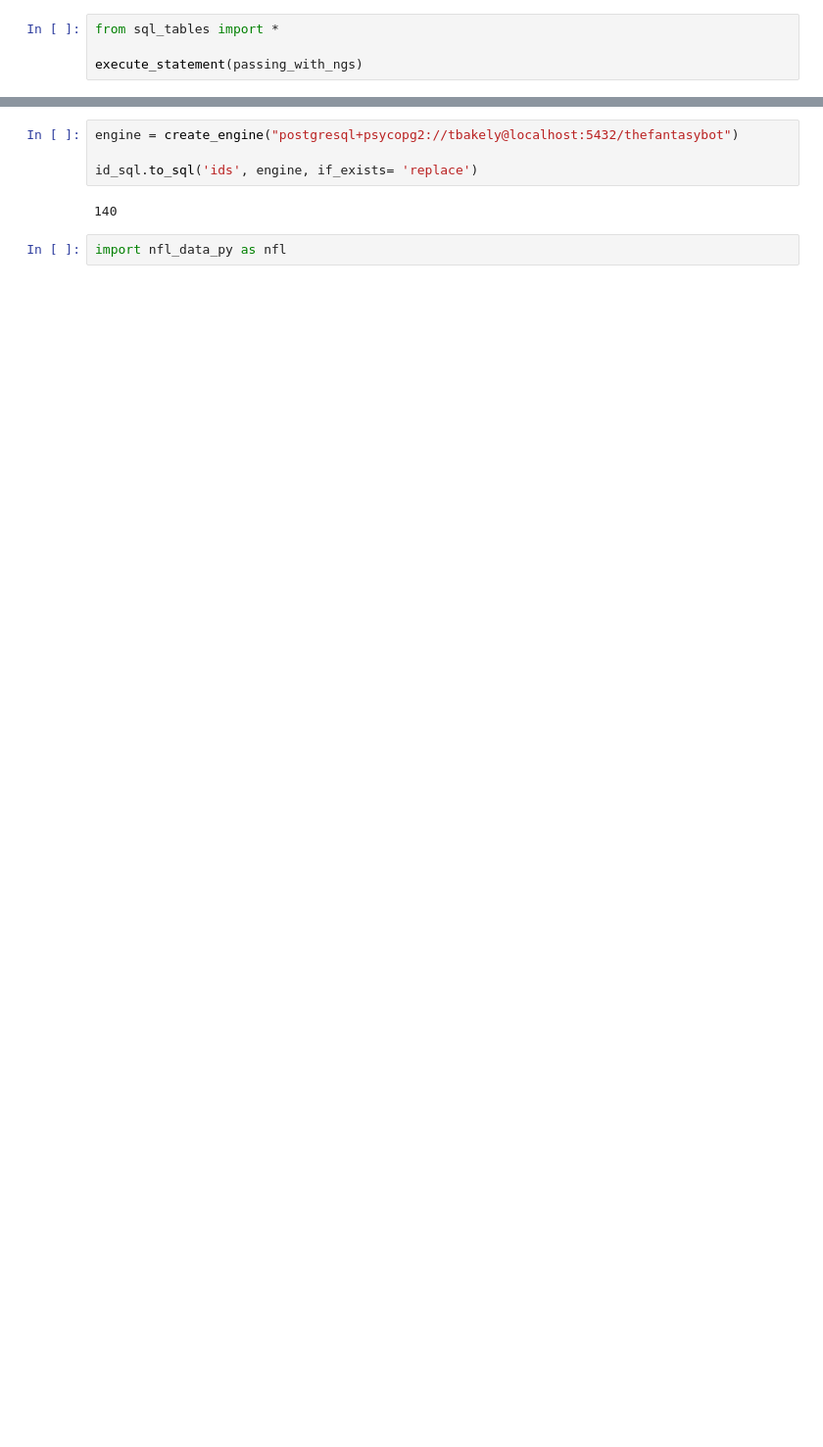
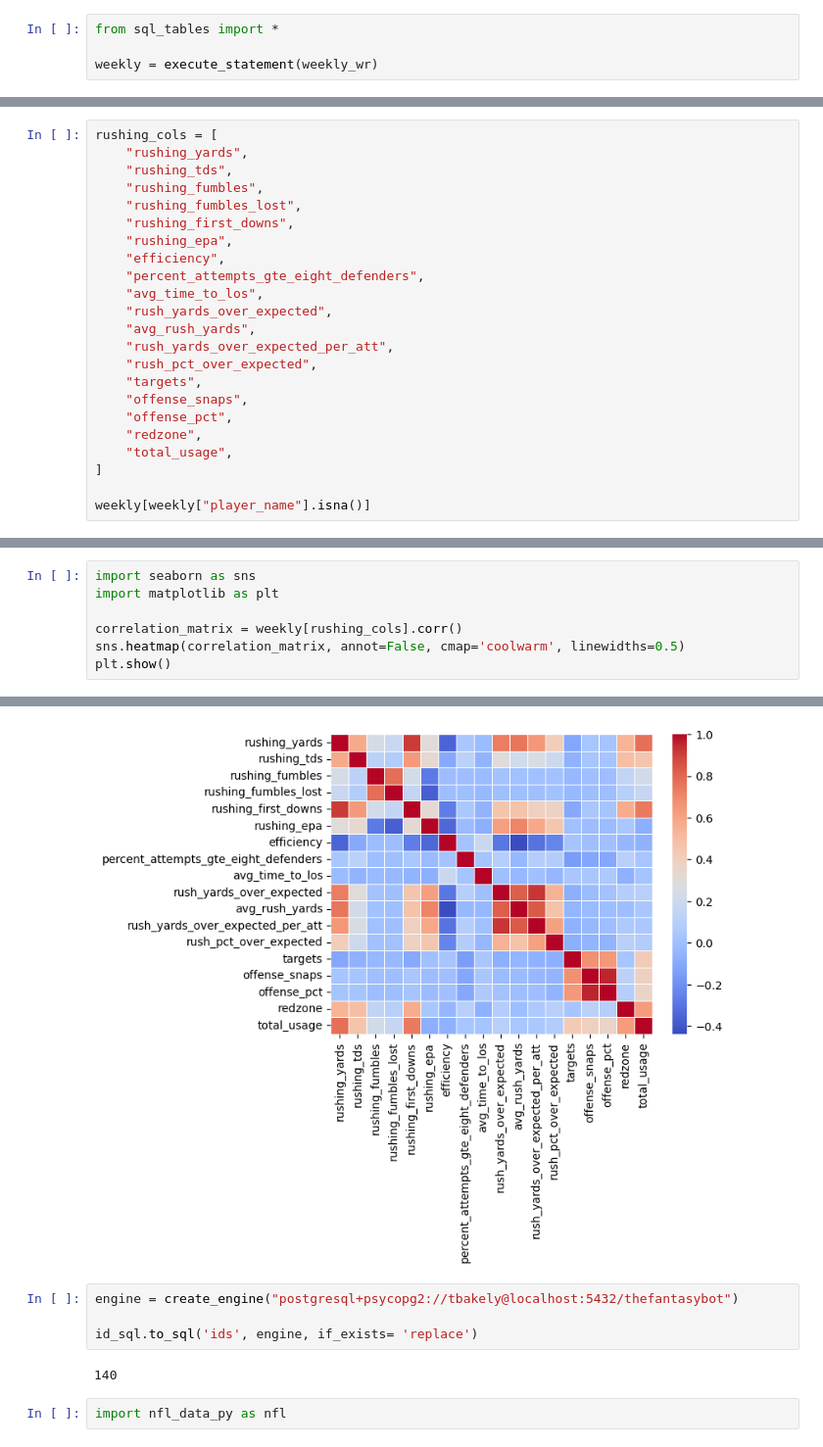
Before and after one commit to tbakely/NFL-Analysis, a Jupyter notebook: analysis.ipynb, the cells around one changed output, grey strips where cells are left out. Shown at 98% size. Drawn from its saved outputs; the diff is of its cells as text; blank space fills up the shorter version.

```diff
--- a/analysis.ipynb
+++ b/analysis.ipynb
@@ -55,4 +309,4 @@ and attempts > 0"""
 # %%
 from sql_tables import *
 
-execute_statement(passing_with_ngs)
+weekly = execute_statement(weekly_wr)
@@ -85,0 +313,23 @@ cursor.execute(sql)
+# %%
+rushing_cols = [
+    "rushing_yards",
+    "rushing_tds",
+    "rushing_fumbles",
+    "rushing_fumbles_lost",
+    "rushing_first_downs",
+    "rushing_epa",
+    "efficiency",
+    "percent_attempts_gte_eight_defenders",
+    "avg_time_to_los",
+    "rush_yards_over_expected",
+    "avg_rush_yards",
+    "rush_yards_over_expected_per_att",
+    "rush_pct_over_expected",
+    "targets",
+    "offense_snaps",
+    "offense_pct",
+    "redzone",
+    "total_usage",
+]
+
+weekly[weekly["player_name"].isna()]
@@ -85,0 +350,8 @@ cursor.execute(sql)
+# %%
+import seaborn as sns
+import matplotlib as plt
+
+correlation_matrix = weekly[rushing_cols].corr()
+sns.heatmap(correlation_matrix, annot=False, cmap='coolwarm', linewidths=0.5)
+plt.show()
+# %% [output]
@@ -86,3 +359,4 @@ cursor.execute(sql)
+[figure, added]
 # %%
 engine = create_engine("postgresql+psycopg2://tbakely@localhost:5432/thefantasybot")
 
```
Also changed, not shown: parts of 35 cells of this notebook, 8 other files.
